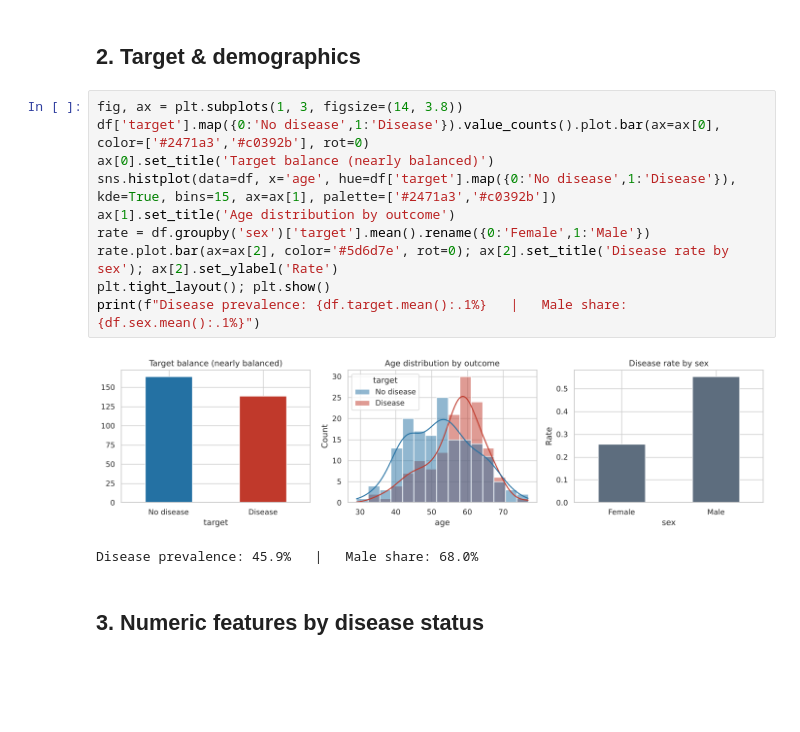
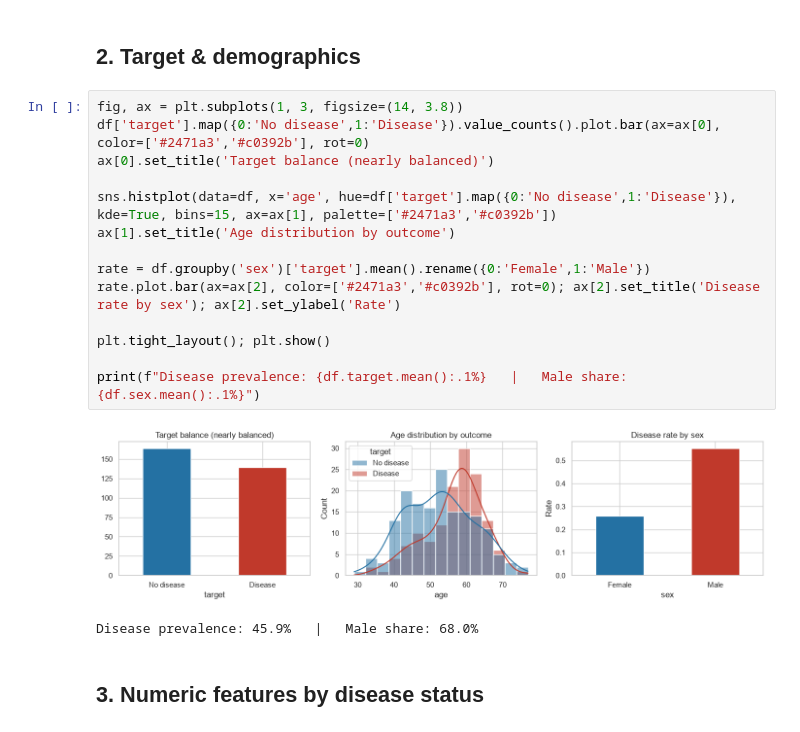
Before and after one commit to shkungulio/heart_disease_risk_prediction, a Jupyter notebook: notebooks/01_eda.ipynb, the cells around one changed output. Saved outputs shown, nothing was run; the diff lists cells and outputs as text; blank space fills up the shorter version.

```diff
--- a/notebooks/01_eda.ipynb
+++ b/notebooks/01_eda.ipynb
@@ -66,15 +66,19 @@ Only `ca` (4 rows) and `thal` (2 rows) have missing values (≈2% of patients),
 # %%
 fig, ax = plt.subplots(1, 3, figsize=(14, 3.8))
 df['target'].map({0:'No disease',1:'Disease'}).value_counts().plot.bar(ax=ax[0], color=['#2471a3','#c0392b'], rot=0)
 ax[0].set_title('Target balance (nearly balanced)')
+
 sns.histplot(data=df, x='age', hue=df['target'].map({0:'No disease',1:'Disease'}), kde=True, bins=15, ax=ax[1], palette=['#2471a3','#c0392b'])
 ax[1].set_title('Age distribution by outcome')
+
 rate = df.groupby('sex')['target'].mean().rename({0:'Female',1:'Male'})
-rate.plot.bar(ax=ax[2], color='#5d6d7e', rot=0); ax[2].set_title('Disease rate by sex'); ax[2].set_ylabel('Rate')
+rate.plot.bar(ax=ax[2], color=['#2471a3','#c0392b'], rot=0); ax[2].set_title('Disease rate by sex'); ax[2].set_ylabel('Rate')
+
 plt.tight_layout(); plt.show()
+
 print(f"Disease prevalence: {df.target.mean():.1%}   |   Male share: {df.sex.mean():.1%}")
 # %% [output]
-[figure, old version]
+[figure, new version]
 Disease prevalence: 45.9%   |   Male share: 68.0%
 # %% [markdown]
 ## 3. Numeric features by disease status
```
Also changed, not shown: parts of 3 cells of this notebook.
